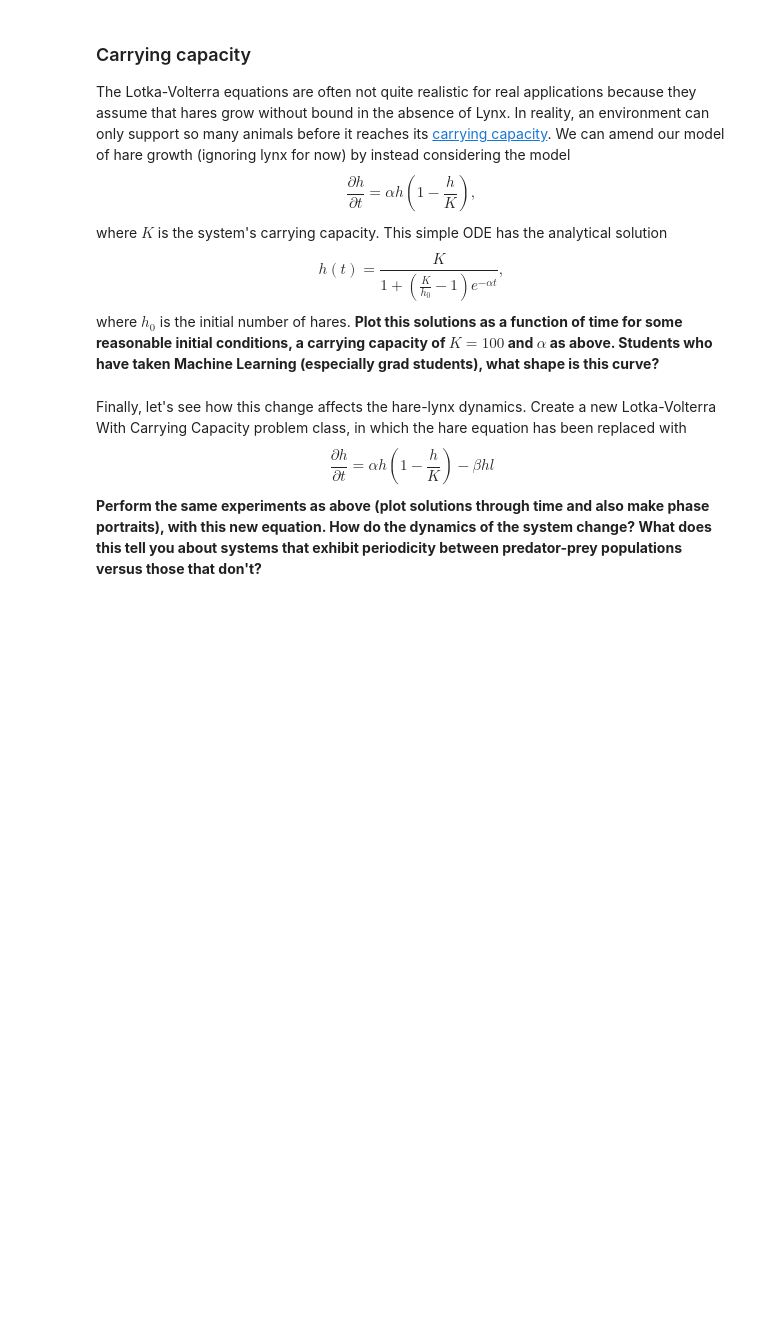
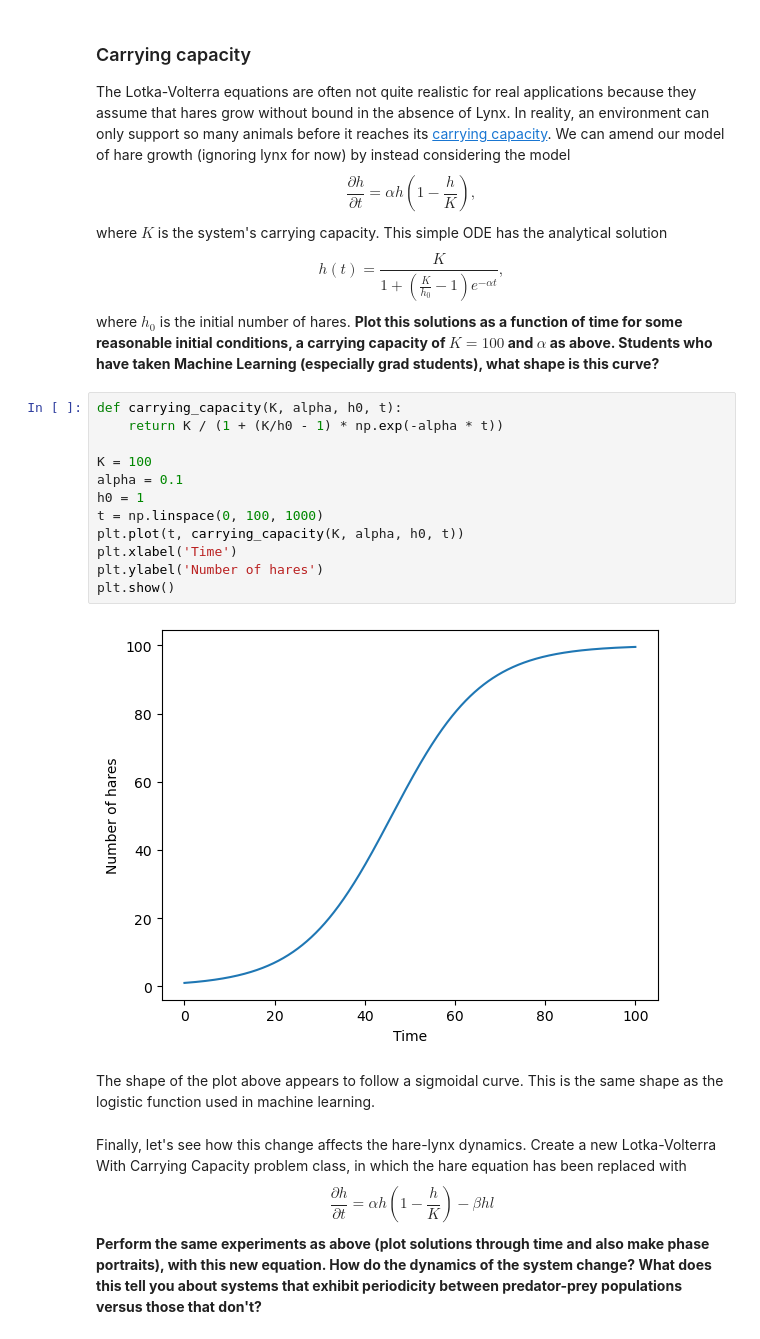
Before and after one commit to cake-dev/Simulation_class, a Jupyter notebook: Project5-Population/Project5a-PopulationDynamics-LotkaVolterra.ipynb, the cells around one changed output. Drawn from its saved outputs; the diff is of its cells as text; blank space fills up the shorter version.

```diff
--- a/Project5-Population/Project5a-PopulationDynamics-LotkaVolterra.ipynb
+++ b/Project5-Population/Project5a-PopulationDynamics-LotkaVolterra.ipynb
@@ -237,6 +195,22 @@ $$
 h(t) = \frac{K}{1 + \left(\frac{K}{h_0} - 1\right)e^{-\alpha t}},
 $$
 where $h_0$ is the initial number of hares.  **Plot this solutions as a function of time for some reasonable initial conditions, a carrying capacity of $K=100$ and $\alpha$ as above.  Students who have taken Machine Learning (especially grad students), what shape is this curve?**
+# %%
+def carrying_capacity(K, alpha, h0, t):
+    return K / (1 + (K/h0 - 1) * np.exp(-alpha * t))
+
+K = 100
+alpha = 0.1
+h0 = 1
+t = np.linspace(0, 100, 1000)
+plt.plot(t, carrying_capacity(K, alpha, h0, t))
+plt.xlabel('Time')
+plt.ylabel('Number of hares')
+plt.show()
+# %% [output]
+[figure, added]
+# %% [markdown]
+The shape of the plot above appears to follow a sigmoidal curve.  This is the same shape as the logistic function used in machine learning.
 # %% [markdown]
 Finally, let's see how this change affects the hare-lynx dynamics.  Create a new Lotka-Volterra With Carrying Capacity problem class, in which the hare equation has been replaced with
 $$
```
Also changed, not shown: parts of 10 cells of this notebook.
